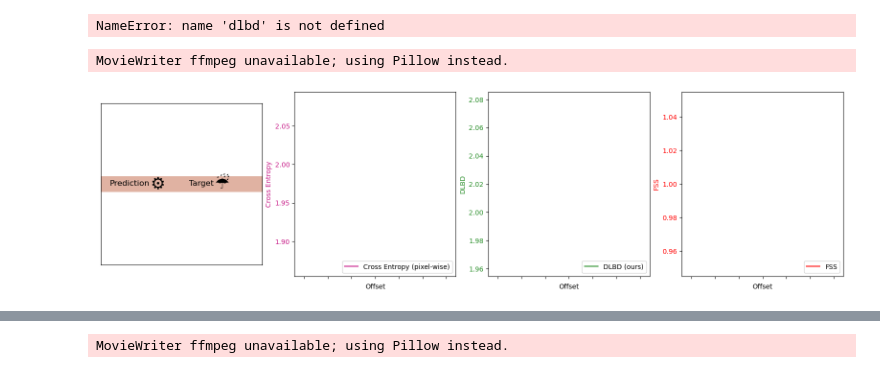
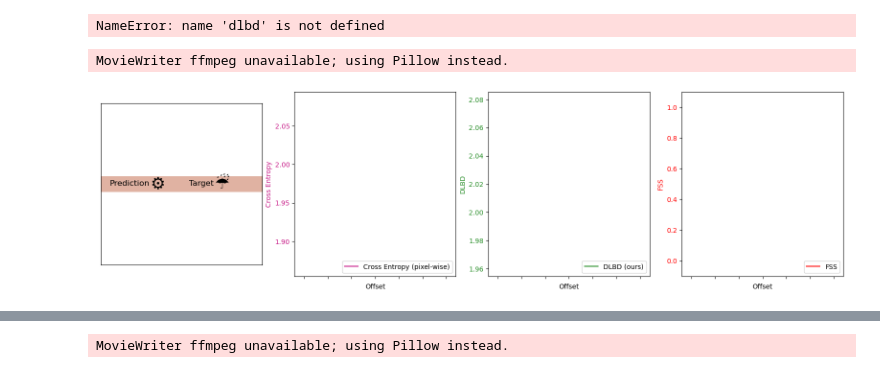
Before and after one commit to Osrip/deep_learn_rain_nowcasting, a Jupyter notebook: notebooks/toy_example_dlbd_with_FSS.ipynb, the cells around one changed output, grey strips where cells are left out. Drawn from its saved outputs; the diff is of its cells as text; code cells hidden in the pictures.

Commit message:
added FSS to Animation in toy example ipynb works better

```diff
--- a/notebooks/toy_example_dlbd_with_FSS.ipynb
+++ b/notebooks/toy_example_dlbd_with_FSS.ipynb
@@ -380,42 +380,42 @@ def update(frame_idx, target_pixel_frames, pred_pixel_frames, rmses, dlbds, fss_
 
     ax[1].set_ylim([min(rmses) - rmse_val_range * 0.1, max(rmses) + rmse_val_range * 0.1])
     ax[2].set_ylim([min(dlbds) - dlbds_val_range * 0.1, max(dlbds) + dlbds_val_range * 0.1])
-    # ax[3].set_ylim([min(fss_list) - fss_val_range * 0.1, max(fss_list) + fss_val_range * 0.1])
+    ax[3].set_ylim(-0.1, 1.1)
 
     ax[1].set_xlim([-2, len(target_pixel_frames) + 2])
     ax[2].set_xlim([-2, len(target_pixel_frames) + 2])
     ax[3].set_xlim([-2, len(target_pixel_frames) + 2])
 
 
     # Legends
     ax[1].legend(loc='lower right')
     ax[2].legend(loc='lower right')
     ax[3].legend(loc='lower right')
 
 
     ax[1].set_xticklabels([])
     ax[2].set_xticklabels([])
     ax[3].set_xticklabels([])
 
     # Only set xlabel for the bottom-most plots (or the last in your layout)
     ax[1].set_xlabel('Offset')
     ax[2].set_xlabel('Offset')
     ax[3].set_xlabel('Offset')
 
 
 
 # Set up figure and subplots
 fig, ax = plt.subplots(1, 4, figsize=(20, 5))
 
 target_pixel_frames, pred_pixel_frames, rmses, dlbds, fss_list = create_frames(len(offsets))
 
 ani = FuncAnimation(fig, lambda frame_idx: update(frame_idx, target_pixel_frames, pred_pixel_frames, rmses, dlbds, fss_list, offsets), frames=len(offsets), repeat=False)
 # ani.save('/Users/jan/Downloads/animation51.mp4', writer='ffmpeg', fps=5)
 # ani.save('/Users/jan/Downloads/animation54_no_scaling.gif', writer='ffmpeg', fps=5, dpi=150)
-ani.save('/home/jan/Downloads/animation_test7.gif', writer='ffmpeg', fps=5, dpi=150)
+ani.save('/home/jan/Downloads/animation_test8.gif', writer='ffmpeg', fps=5, dpi=150)
 # %% [output]
 MovieWriter ffmpeg unavailable; using Pillow instead.
-[figure, old version]
+[figure, new version]
 # %%
 fss_list
 # %% [output]
```
